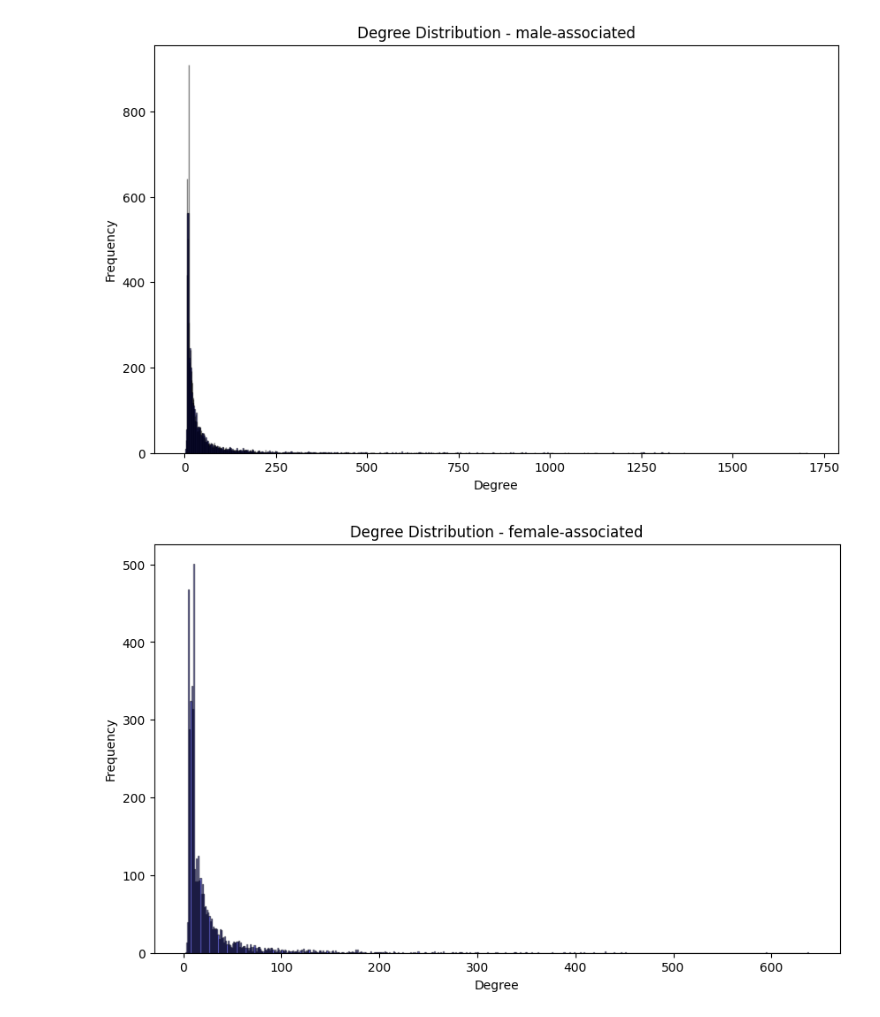
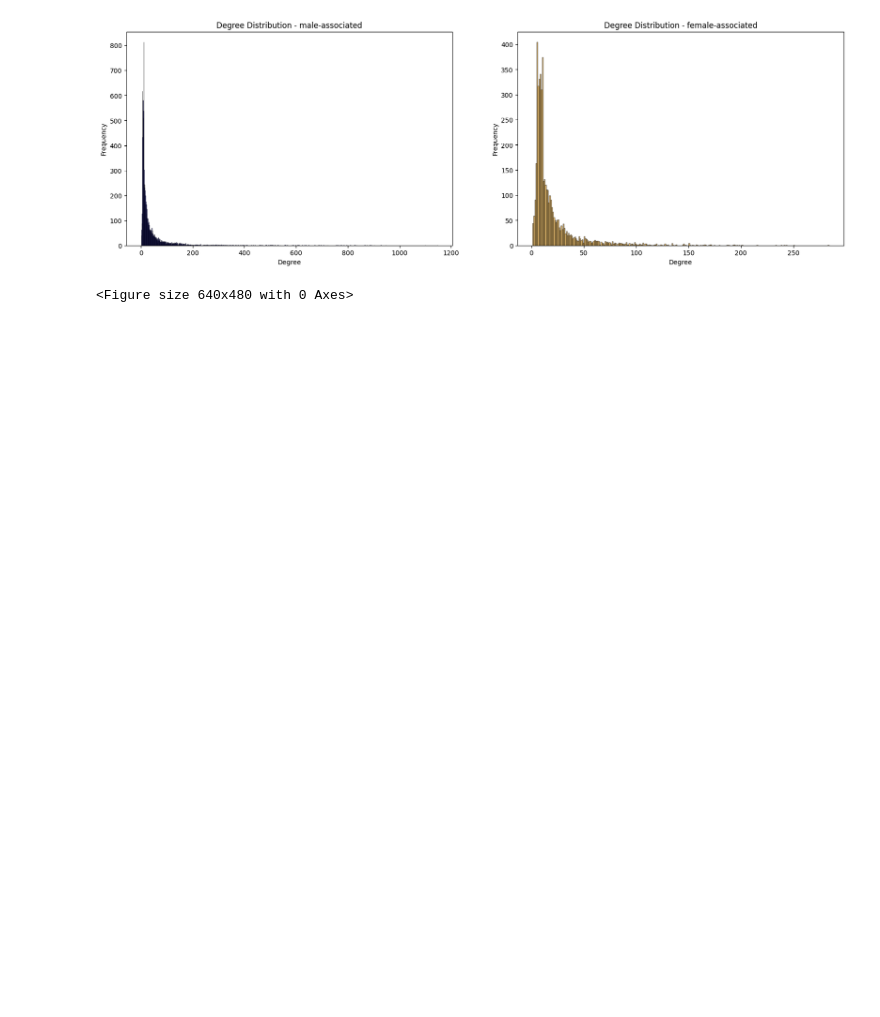
Before and after one commit to GermanButtiero/social_graph_assignment1, a Jupyter notebook: project/create_graph.ipynb, the cells around one changed output. Cells and saved outputs as stored; diff of their text form; code cells hidden in the pictures; blank space fills up the shorter version.

```diff
--- a/project/create_graph.ipynb
+++ b/project/create_graph.ipynb
@@ -74,8 +48,18 @@ def load_weighted_graph_pmi(file):
     G = nx.Graph()
     for (node1, node2), pmi in pmi_values.items():
         G.add_edge(node1, node2, pmi=pmi)
+        for w in (node1, node2):
+            if w in pos_tags:
+                G.nodes[w]['pos'] = pos_tags[w]['pos']
+                G.nodes[w]['gender'] = pos_tags[w]['gender']
+                G.nodes[w]["embedding"] = pos_tags[w]["embedding"]
+            else:
+                G.nodes[w]["pos"] = None
+                G.nodes[w]["gender"] = None
+                G.nodes[w]["embedding"] = None
 
     return G
 
-G_male_pmi = load_weighted_graph_pmi("male_pairs_w.txt")
-G_female_pmi = load_weighted_graph_pmi("female_pairs_w.txt")
+G_male = load_weighted_graph_pmi("male_pairs_w.txt")
+G_female = load_weighted_graph_pmi("female_pairs_w.txt")
+G_mixed = load_weighted_graph_pmi("mixed_pairs_w.txt")
@@ -224,18 +220,33 @@ plot_degree_dist_log(G_female, "female")
 # %%
-def plot_degree_dist(graph, gender):
-    degree = dict(graph.degree())
-    min_degree, max_degree = min(degree.values()), max(degree.values())
-    degree_vector = np.arange(min_degree, max_degree + 1)
-    degree_hist = np.histogram(list(degree.values()), bins=degree_vector)
+def plot_degree_dist(graph_male, graph_female):
+    degree_male = dict(graph_male.degree())
+    min_degree_m, max_degree_m = min(degree_male.values()), max(degree_male.values())
+    degree_vector_m = np.arange(min_degree_m, max_degree_m + 1)
+    degree_hist_m = np.histogram(list(degree_male.values()), bins=degree_vector_m)
 
-    plt.figure(figsize=(10, 6))
-    plt.hist(degree.values(), bins=degree_hist[1], color='blue', alpha=0.5, edgecolor='black')
-    plt.title('Degree Distribution' + (f' - {gender}-associated' if gender else ''))
+    degree_female = dict(graph_female.degree())
+    min_degree_f, max_degree_f = min(degree_female.values()), max(degree_female.values())
+    degree_vector_f = np.arange(min_degree_f, max_degree_f + 1)
+    degree_hist_f = np.histogram(list(degree_female.values()), bins=degree_vector_f)
+
+
+
+    plt.figure(figsize=(20, 6))
+    plt.subplot(1, 2, 1)
+    plt.hist(degree_male.values(), bins=degree_hist_m[1], color='blue', alpha=0.5, edgecolor='black')
+    plt.title('Degree Distribution - male-associated')
     plt.xlabel('Degree')
     plt.ylabel('Frequency')
-plot_degree_dist(G_male, "male")
-plot_degree_dist(G_female, "female" )
+    plt.subplot(1, 2, 2)
+    plt.hist(degree_female.values(), bins=degree_hist_f[1], color='orange', alpha=0.5, edgecolor='black')
+    plt.title('Degree Distribution - female-associated')
+    plt.xlabel('Degree')
+    plt.ylabel('Frequency')
+    plt.show()
+
+plot_degree_dist(G_male_copy, G_female_copy)
+plt.savefig("degree_distribution.png")
 # %% [output]
-[figure, old version]
+[figure, new version]
-[figure, removed]
+<Figure size 640x480 with 0 Axes>
 # %%
```
Also changed, not shown: parts of 36 cells of this notebook, 7 other files.
